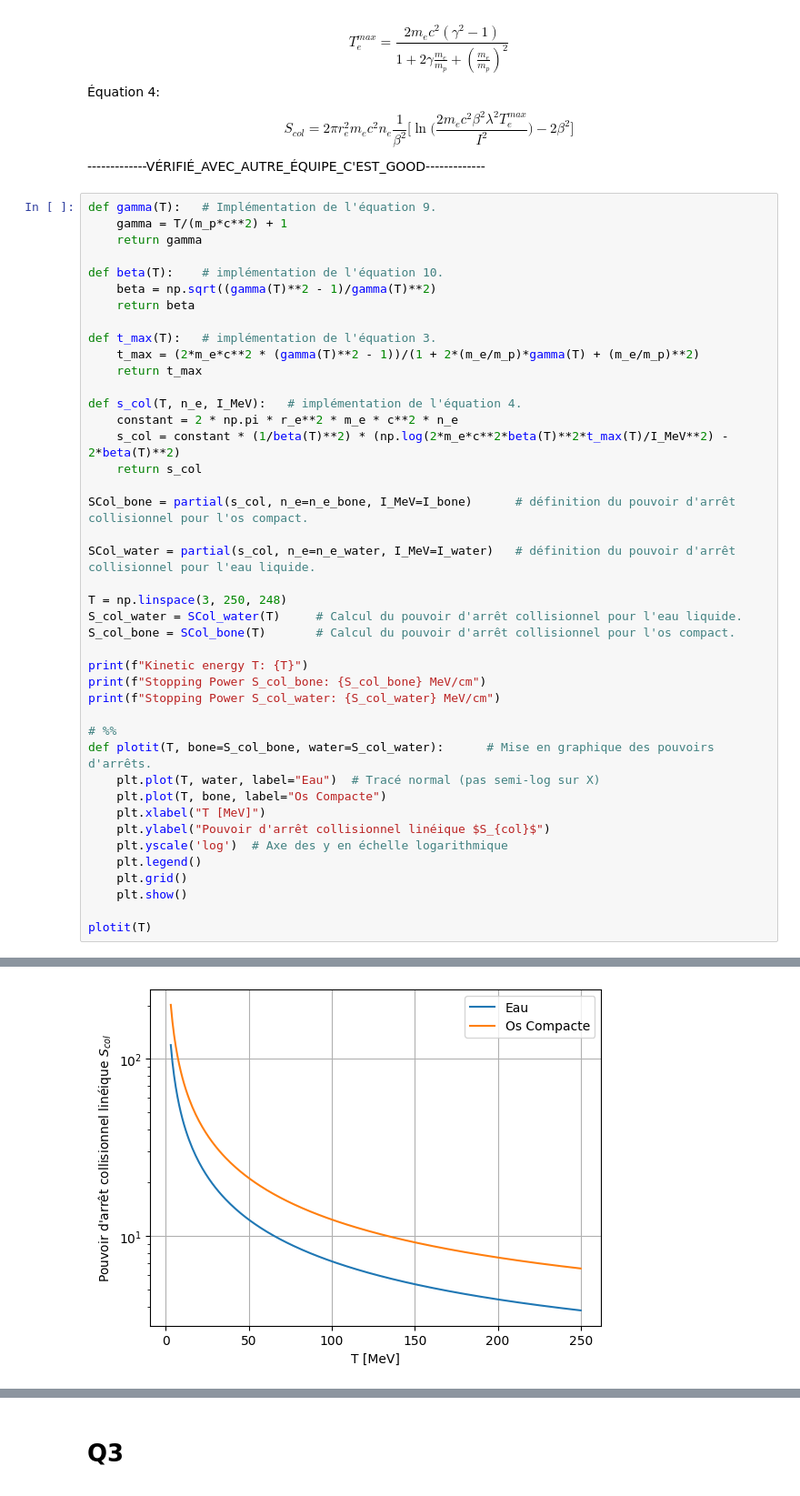
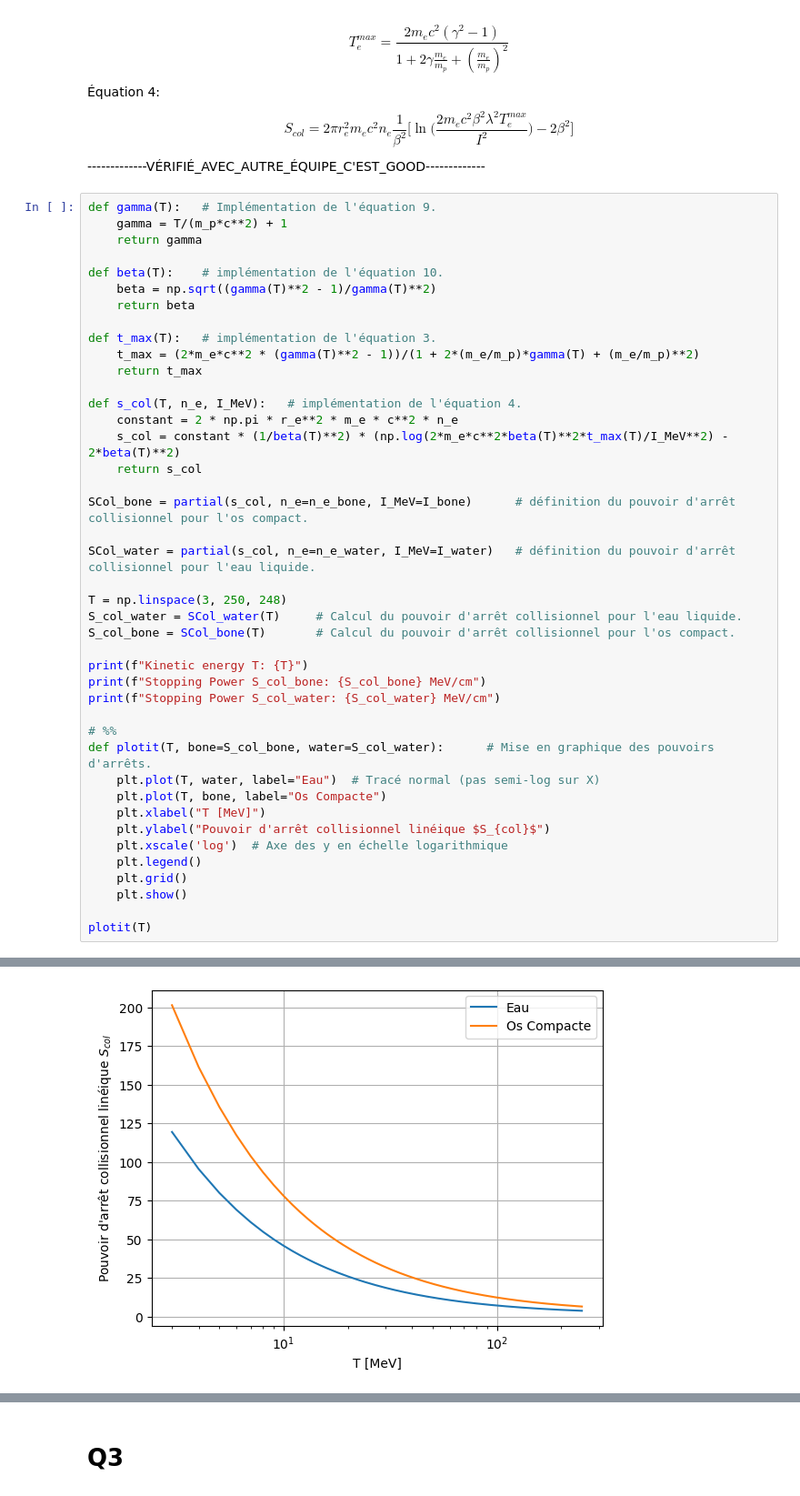
Before and after one commit to craqu/TP_PhysNum, a Jupyter notebook: TP1_AntoineVeillette_EmilePoirier_MichaelHudon.ipynb, the cells around one changed output, grey strips where cells are left out. Shown at 91% size. Saved outputs shown, nothing was run; the diff lists cells and outputs as text.

```diff
--- a/TP1_AntoineVeillette_EmilePoirier_MichaelHudon.ipynb
+++ b/TP1_AntoineVeillette_EmilePoirier_MichaelHudon.ipynb
@@ -102,7 +106,7 @@ def plotit(T, bone=S_col_bone, water=S_col_water):      # Mise en graphique des
     plt.plot(T, bone, label="Os Compacte")
     plt.xlabel("T [MeV]")
     plt.ylabel("Pouvoir d'arrêt collisionnel linéique $S_{col}$")
-    plt.yscale('log')  # Axe des y en échelle logarithmique
+    plt.xscale('log')  # Axe des y en échelle logarithmique
     plt.legend()
     plt.grid()
     plt.show()
@@ -129 +133 @@ Kinetic energy T: [  3.   4.   5.   6.   7.   8.   9.  10.  11.  12.  13.  14.
-[figure, old version]
+[figure, new version]
```
Also changed, not shown: parts of 10 cells of this notebook.
